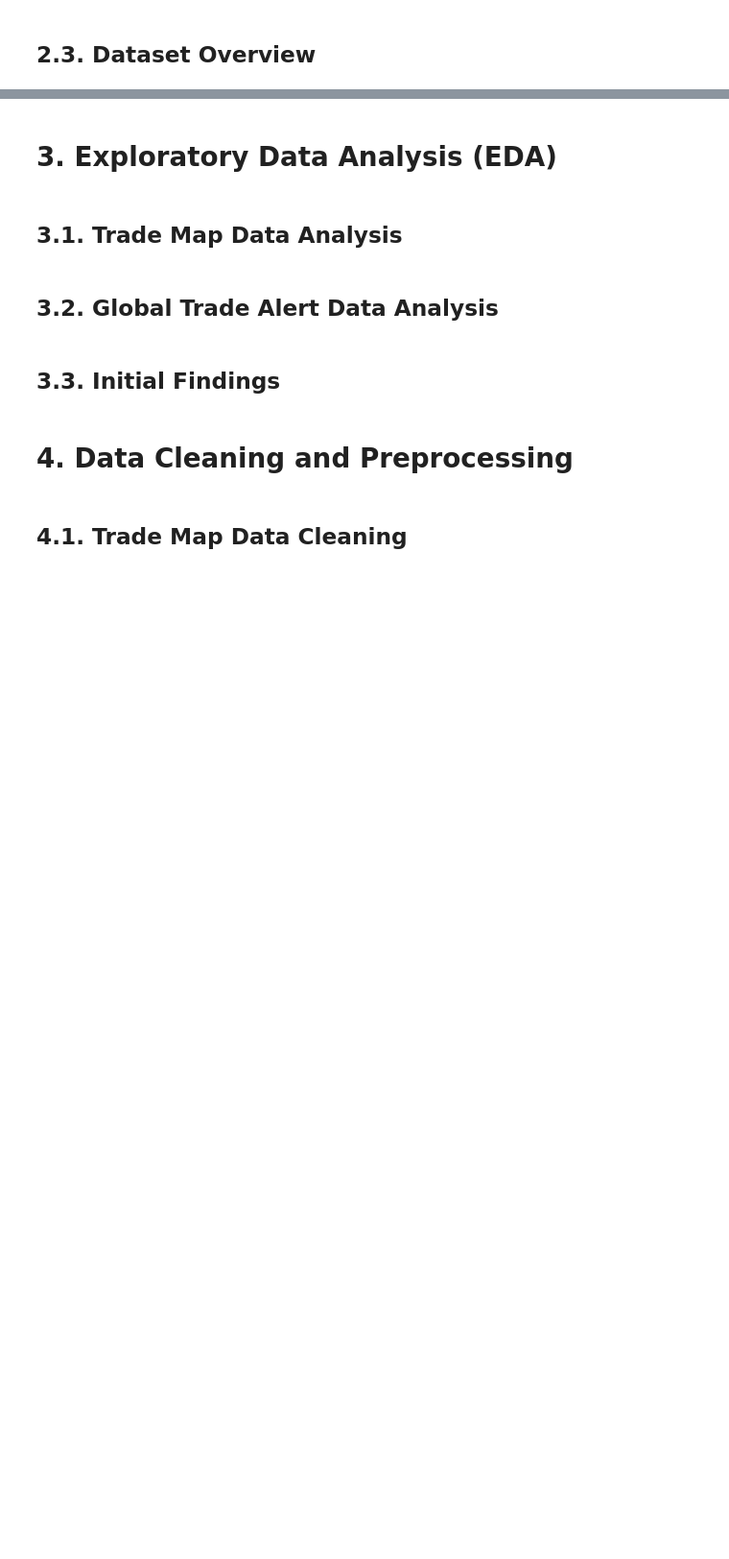
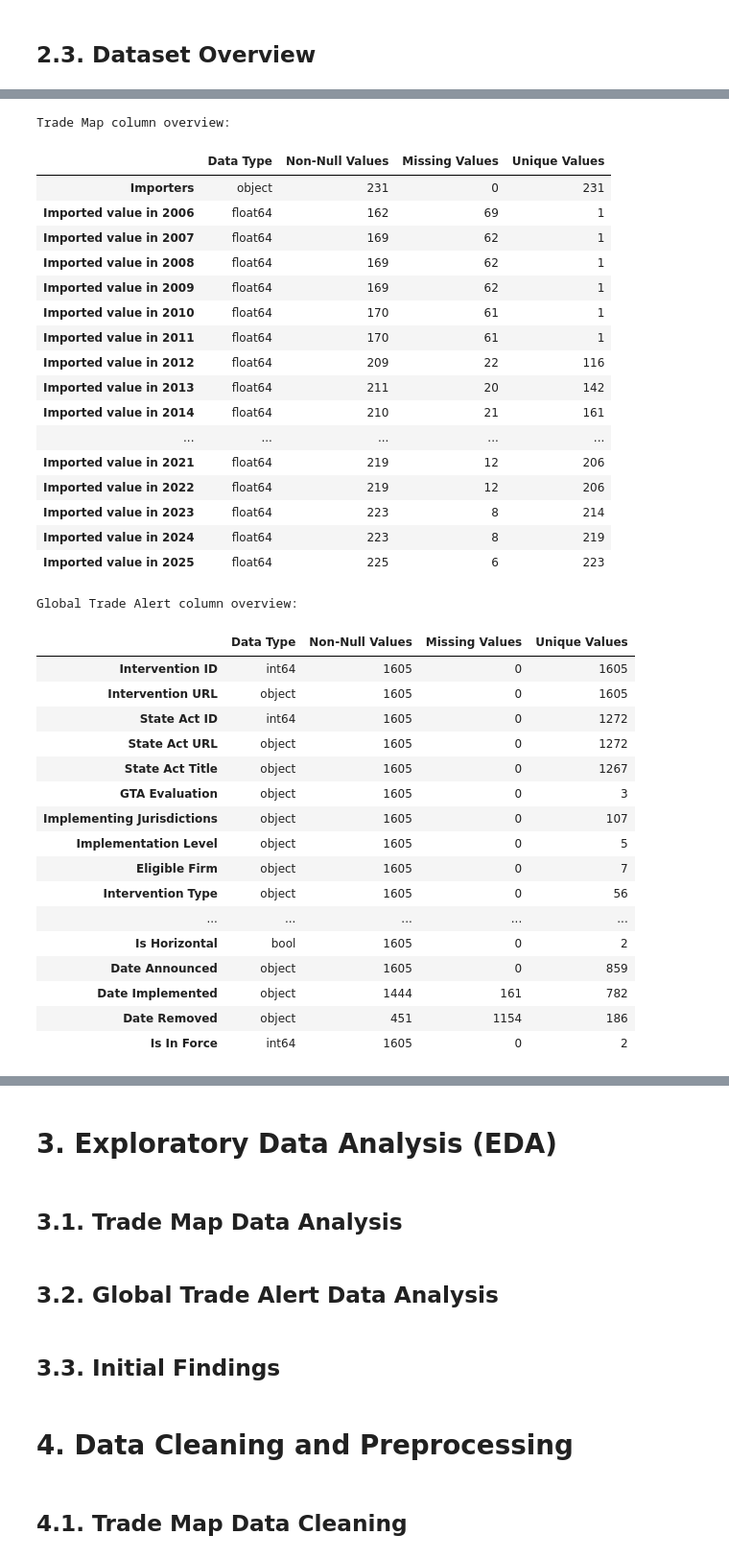
Before and after one commit to atessberfin/voltradar, a Jupyter notebook: notebooks/VoltRadar_Masters_Thesis.ipynb, the cells around one changed output, grey strips where cells are left out. Shown at 96% size. Drawn from its saved outputs; the diff is of its cells as text; code cells hidden in the pictures; blank space fills up the shorter version.

Commit message:
Add data loading and dataset overview

```diff
--- a/notebooks/VoltRadar_Masters_Thesis.ipynb
+++ b/notebooks/VoltRadar_Masters_Thesis.ipynb
@@ -7,4 +15,24 @@
 # %% [markdown]
 ## **2.1. Importing Libraries**
+# %%
+!pip install -q xlrd
+
+import pandas as pd
+import numpy as np
+import matplotlib.pyplot as plt
+import seaborn as sns
+
+from IPython.display import display
+
+pd.set_option("display.max_columns", None)
+pd.set_option("display.max_colwidth", 100)
 # %% [markdown]
 ## **2.2. Loading the Datasets**
+# %%
+trade_df = pd.read_excel(
+    "/content/trade_map_data.xlsx",
+    engine="openpyxl"
+)
+
+print("Trade Map dataset shape:", trade_df.shape)
+display(trade_df.head())
@@ -10,0 +47,8 @@
+# %%
+gta_df = pd.read_csv(
+    "/content/interventions.csv",
+    low_memory=False
+)
+
+print("Global Trade Alert dataset shape:", gta_df.shape)
+display(gta_df.head())
@@ -12,0 +97,52 @@
+# %%
+def create_column_overview(dataframe):
+    return pd.DataFrame({
+        "Data Type": dataframe.dtypes.astype(str),
+        "Non-Null Values": dataframe.notna().sum(),
+        "Missing Values": dataframe.isna().sum(),
+        "Unique Values": dataframe.nunique(dropna=True)
+    })
+
+
+print("Trade Map column overview:")
+display(create_column_overview(trade_df))
+
+print("\nGlobal Trade Alert column overview:")
+display(create_column_overview(gta_df))
+# %% [output]
+Trade Map column overview:
+|  | Data Type | Non-Null Values | Missing Values | Unique Values |
+| Importers | object | 231 | 0 | 231 |
+| Imported value in 2006 | float64 | 162 | 69 | 1 |
+| Imported value in 2007 | float64 | 169 | 62 | 1 |
+| Imported value in 2008 | float64 | 169 | 62 | 1 |
+| Imported value in 2009 | float64 | 169 | 62 | 1 |
+| Imported value in 2010 | float64 | 170 | 61 | 1 |
+| Imported value in 2011 | float64 | 170 | 61 | 1 |
+| Imported value in 2012 | float64 | 209 | 22 | 116 |
+| Imported value in 2013 | float64 | 211 | 20 | 142 |
+| Imported value in 2014 | float64 | 210 | 21 | 161 |
+| ... | ... | ... | ... | ... |
+| Imported value in 2021 | float64 | 219 | 12 | 206 |
+| Imported value in 2022 | float64 | 219 | 12 | 206 |
+| Imported value in 2023 | float64 | 223 | 8 | 214 |
+| Imported value in 2024 | float64 | 223 | 8 | 219 |
+| Imported value in 2025 | float64 | 225 | 6 | 223 |
+Global Trade Alert column overview:
+|  | Data Type | Non-Null Values | Missing Values | Unique Values |
+| Intervention ID | int64 | 1605 | 0 | 1605 |
+| Intervention URL | object | 1605 | 0 | 1605 |
+| State Act ID | int64 | 1605 | 0 | 1272 |
+| State Act URL | object | 1605 | 0 | 1272 |
+| State Act Title | object | 1605 | 0 | 1267 |
+| GTA Evaluation | object | 1605 | 0 | 3 |
+| Implementing Jurisdictions | object | 1605 | 0 | 107 |
+| Implementation Level | object | 1605 | 0 | 5 |
+| Eligible Firm | object | 1605 | 0 | 7 |
+| Intervention Type | object | 1605 | 0 | 56 |
+| ... | ... | ... | ... | ... |
+| Is Horizontal | bool | 1605 | 0 | 2 |
+| Date Announced | object | 1605 | 0 | 859 |
+| Date Implemented | object | 1444 | 161 | 782 |
+| Date Removed | object | 451 | 1154 | 186 |
+| Is In Force | int64 | 1605 | 0 | 2 |
```
Also changed, not shown: parts of 7 cells of this notebook.
